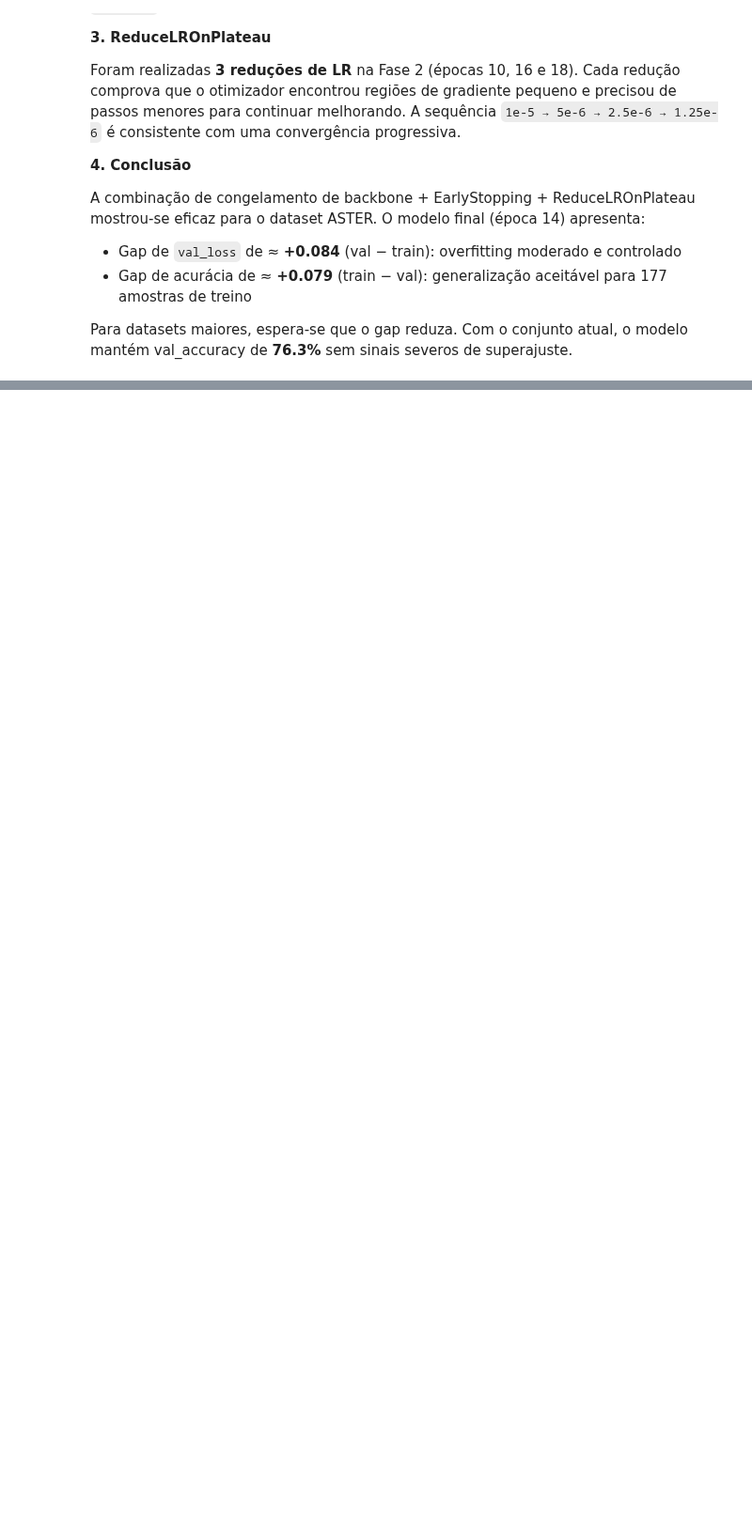
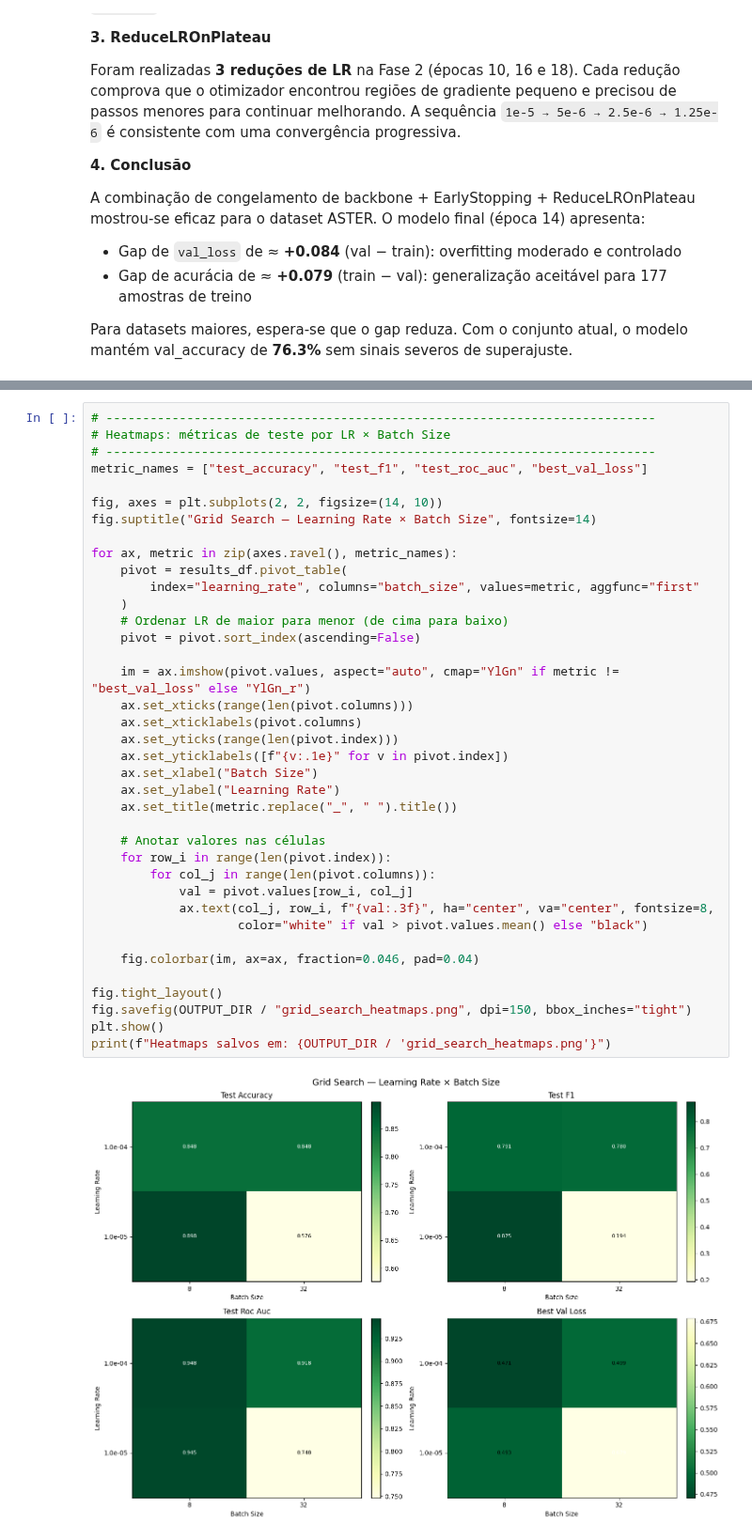
Before and after one commit to pedroauler12/SpectraAI, a Jupyter notebook: artefatos/a08_transfer_learning/a08_transfer_learning.ipynb, the cells around one changed output, grey strips where cells are left out. Shown at 94% size. Drawn from its saved outputs; the diff is of its cells as text; blank space fills up the shorter version.

Commit message:
feat: experimentacao de diferentes batchs e learning rates #149

```diff
--- a/artefatos/a08_transfer_learning/a08_transfer_learning.ipynb
+++ b/artefatos/a08_transfer_learning/a08_transfer_learning.ipynb
@@ -1191,0 +1145,40 @@ Para trabalhos futuros com dados espectrais z-score, recomenda-se substituir `Ra
+# %%
+# ---------------------------------------------------------------------------
+# Heatmaps: métricas de teste por LR × Batch Size
+# ---------------------------------------------------------------------------
+metric_names = ["test_accuracy", "test_f1", "test_roc_auc", "best_val_loss"]
+
+fig, axes = plt.subplots(2, 2, figsize=(14, 10))
+fig.suptitle("Grid Search — Learning Rate × Batch Size", fontsize=14)
+
+for ax, metric in zip(axes.ravel(), metric_names):
+    pivot = results_df.pivot_table(
+        index="learning_rate", columns="batch_size", values=metric, aggfunc="first"
+    )
+    # Ordenar LR de maior para menor (de cima para baixo)
+    pivot = pivot.sort_index(ascending=False)
+
+    im = ax.imshow(pivot.values, aspect="auto", cmap="YlGn" if metric != "best_val_loss" else "YlGn_r")
+    ax.set_xticks(range(len(pivot.columns)))
+    ax.set_xticklabels(pivot.columns)
+    ax.set_yticks(range(len(pivot.index)))
+    ax.set_yticklabels([f"{v:.1e}" for v in pivot.index])
+    ax.set_xlabel("Batch Size")
+    ax.set_ylabel("Learning Rate")
+    ax.set_title(metric.replace("_", " ").title())
+
+    # Anotar valores nas células
+    for row_i in range(len(pivot.index)):
+        for col_j in range(len(pivot.columns)):
+            val = pivot.values[row_i, col_j]
+            ax.text(col_j, row_i, f"{val:.3f}", ha="center", va="center", fontsize=8,
+                    color="white" if val > pivot.values.mean() else "black")
+
+    fig.colorbar(im, ax=ax, fraction=0.046, pad=0.04)
+
+fig.tight_layout()
+fig.savefig(OUTPUT_DIR / "grid_search_heatmaps.png", dpi=150, bbox_inches="tight")
+plt.show()
+print(f"Heatmaps salvos em: {OUTPUT_DIR / 'grid_search_heatmaps.png'}")
+# %% [output]
+[figure, added]
```
Also changed, not shown: parts of 26 cells of this notebook, 3 other files.
